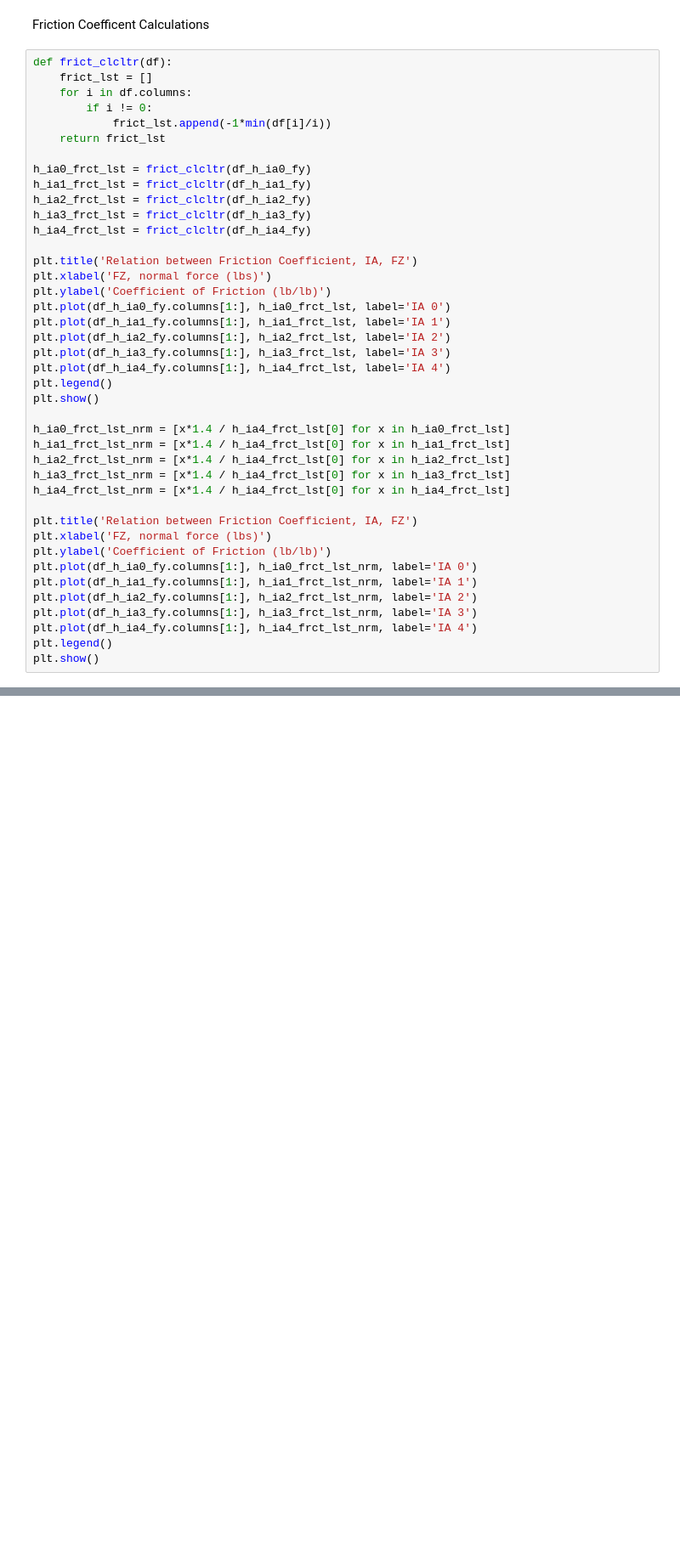
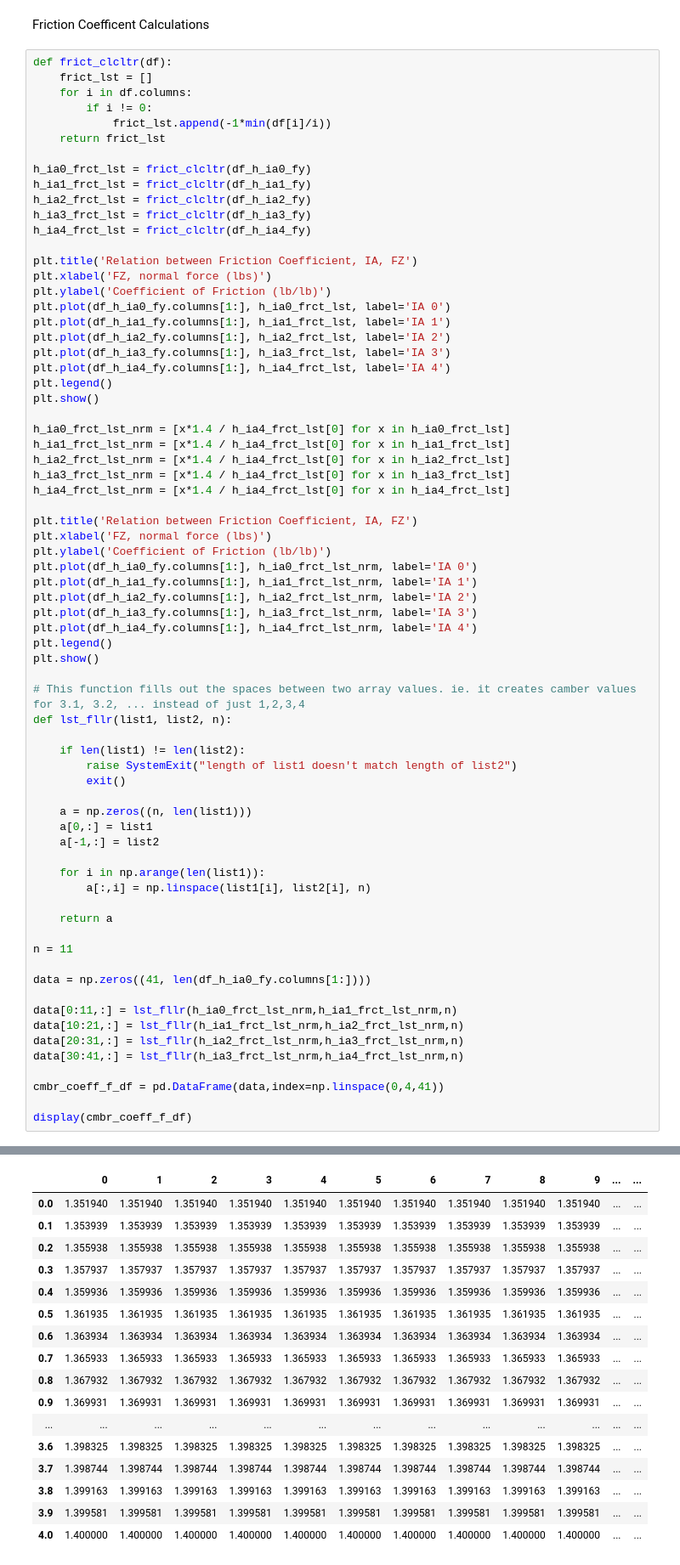
Before and after one commit to Washington-State-University-Formula-SAE/ttc-data, a Jupyter notebook: Hoosier 20.5x13-7.0 R25B.ipynb, the cells around one changed output, grey strips where cells are left out. Shown at 85% size. Cells and saved outputs as stored; diff of their text form; blank space fills up the shorter version.

```diff
--- a/Hoosier 20.5x13-7.0 R25B.ipynb
+++ b/Hoosier 20.5x13-7.0 R25B.ipynb
@@ -3554,30 +3554,76 @@ h_ia4_frct_lst = frict_clcltr(df_h_ia4_fy)
 plt.title('Relation between Friction Coefficient, IA, FZ')
 plt.xlabel('FZ, normal force (lbs)')
 plt.ylabel('Coefficient of Friction (lb/lb)')
 plt.plot(df_h_ia0_fy.columns[1:], h_ia0_frct_lst, label='IA 0')
 plt.plot(df_h_ia1_fy.columns[1:], h_ia1_frct_lst, label='IA 1')
 plt.plot(df_h_ia2_fy.columns[1:], h_ia2_frct_lst, label='IA 2')
 plt.plot(df_h_ia3_fy.columns[1:], h_ia3_frct_lst, label='IA 3')
 plt.plot(df_h_ia4_fy.columns[1:], h_ia4_frct_lst, label='IA 4')
 plt.legend()
 plt.show()
 
 h_ia0_frct_lst_nrm = [x*1.4 / h_ia4_frct_lst[0] for x in h_ia0_frct_lst]
 h_ia1_frct_lst_nrm = [x*1.4 / h_ia4_frct_lst[0] for x in h_ia1_frct_lst]
 h_ia2_frct_lst_nrm = [x*1.4 / h_ia4_frct_lst[0] for x in h_ia2_frct_lst]
 h_ia3_frct_lst_nrm = [x*1.4 / h_ia4_frct_lst[0] for x in h_ia3_frct_lst]
 h_ia4_frct_lst_nrm = [x*1.4 / h_ia4_frct_lst[0] for x in h_ia4_frct_lst]
 
 plt.title('Relation between Friction Coefficient, IA, FZ')
 plt.xlabel('FZ, normal force (lbs)')
 plt.ylabel('Coefficient of Friction (lb/lb)')
 plt.plot(df_h_ia0_fy.columns[1:], h_ia0_frct_lst_nrm, label='IA 0')
 plt.plot(df_h_ia1_fy.columns[1:], h_ia1_frct_lst_nrm, label='IA 1')
 plt.plot(df_h_ia2_fy.columns[1:], h_ia2_frct_lst_nrm, label='IA 2')
 plt.plot(df_h_ia3_fy.columns[1:], h_ia3_frct_lst_nrm, label='IA 3')
 plt.plot(df_h_ia4_fy.columns[1:], h_ia4_frct_lst_nrm, label='IA 4')
 plt.legend()
 plt.show()
+
+# This function fills out the spaces between two array values. ie. it creates camber values for 3.1, 3.2, ... instead of just 1,2,3,4
+def lst_fllr(list1, list2, n):
+
+    if len(list1) != len(list2):
+        raise SystemExit("length of list1 doesn't match length of list2")
+        exit()
+
+    a = np.zeros((n, len(list1)))
+    a[0,:] = list1
+    a[-1,:] = list2
+
+    for i in np.arange(len(list1)):
+        a[:,i] = np.linspace(list1[i], list2[i], n)
+
+    return a
+
+n = 11
+
+data = np.zeros((41, len(df_h_ia0_fy.columns[1:])))
+
+data[0:11,:] = lst_fllr(h_ia0_frct_lst_nrm,h_ia1_frct_lst_nrm,n)
+data[10:21,:] = lst_fllr(h_ia1_frct_lst_nrm,h_ia2_frct_lst_nrm,n)
+data[20:31,:] = lst_fllr(h_ia2_frct_lst_nrm,h_ia3_frct_lst_nrm,n)
+data[30:41,:] = lst_fllr(h_ia3_frct_lst_nrm,h_ia4_frct_lst_nrm,n)
+
+cmbr_coeff_f_df = pd.DataFrame(data,index=np.linspace(0,4,41))
+
+display(cmbr_coeff_f_df)
 # %% [output]
 [figure]
 [figure]
+|  | 0 | 1 | 2 | 3 | 4 | 5 | 6 | 7 | 8 | 9 | ... | ... |
+| 0.0 | 1.351940 | 1.351940 | 1.351940 | 1.351940 | 1.351940 | 1.351940 | 1.351940 | 1.351940 | 1.351940 | 1.351940 | ... | ... |
+| 0.1 | 1.353939 | 1.353939 | 1.353939 | 1.353939 | 1.353939 | 1.353939 | 1.353939 | 1.353939 | 1.353939 | 1.353939 | ... | ... |
+| 0.2 | 1.355938 | 1.355938 | 1.355938 | 1.355938 | 1.355938 | 1.355938 | 1.355938 | 1.355938 | 1.355938 | 1.355938 | ... | ... |
+| 0.3 | 1.357937 | 1.357937 | 1.357937 | 1.357937 | 1.357937 | 1.357937 | 1.357937 | 1.357937 | 1.357937 | 1.357937 | ... | ... |
+| 0.4 | 1.359936 | 1.359936 | 1.359936 | 1.359936 | 1.359936 | 1.359936 | 1.359936 | 1.359936 | 1.359936 | 1.359936 | ... | ... |
+| 0.5 | 1.361935 | 1.361935 | 1.361935 | 1.361935 | 1.361935 | 1.361935 | 1.361935 | 1.361935 | 1.361935 | 1.361935 | ... | ... |
+| 0.6 | 1.363934 | 1.363934 | 1.363934 | 1.363934 | 1.363934 | 1.363934 | 1.363934 | 1.363934 | 1.363934 | 1.363934 | ... | ... |
+| 0.7 | 1.365933 | 1.365933 | 1.365933 | 1.365933 | 1.365933 | 1.365933 | 1.365933 | 1.365933 | 1.365933 | 1.365933 | ... | ... |
+| 0.8 | 1.367932 | 1.367932 | 1.367932 | 1.367932 | 1.367932 | 1.367932 | 1.367932 | 1.367932 | 1.367932 | 1.367932 | ... | ... |
+| 0.9 | 1.369931 | 1.369931 | 1.369931 | 1.369931 | 1.369931 | 1.369931 | 1.369931 | 1.369931 | 1.369931 | 1.369931 | ... | ... |
+| ... | ... | ... | ... | ... | ... | ... | ... | ... | ... | ... | ... | ... |
+| 3.6 | 1.398325 | 1.398325 | 1.398325 | 1.398325 | 1.398325 | 1.398325 | 1.398325 | 1.398325 | 1.398325 | 1.398325 | ... | ... |
+| 3.7 | 1.398744 | 1.398744 | 1.398744 | 1.398744 | 1.398744 | 1.398744 | 1.398744 | 1.398744 | 1.398744 | 1.398744 | ... | ... |
+| 3.8 | 1.399163 | 1.399163 | 1.399163 | 1.399163 | 1.399163 | 1.399163 | 1.399163 | 1.399163 | 1.399163 | 1.399163 | ... | ... |
+| 3.9 | 1.399581 | 1.399581 | 1.399581 | 1.399581 | 1.399581 | 1.399581 | 1.399581 | 1.399581 | 1.399581 | 1.399581 | ... | ... |
+| 4.0 | 1.400000 | 1.400000 | 1.400000 | 1.400000 | 1.400000 | 1.400000 | 1.400000 | 1.400000 | 1.400000 | 1.400000 | ... | ... |
```
Also changed, not shown: parts of 1 cell of this notebook, 2 other files.
